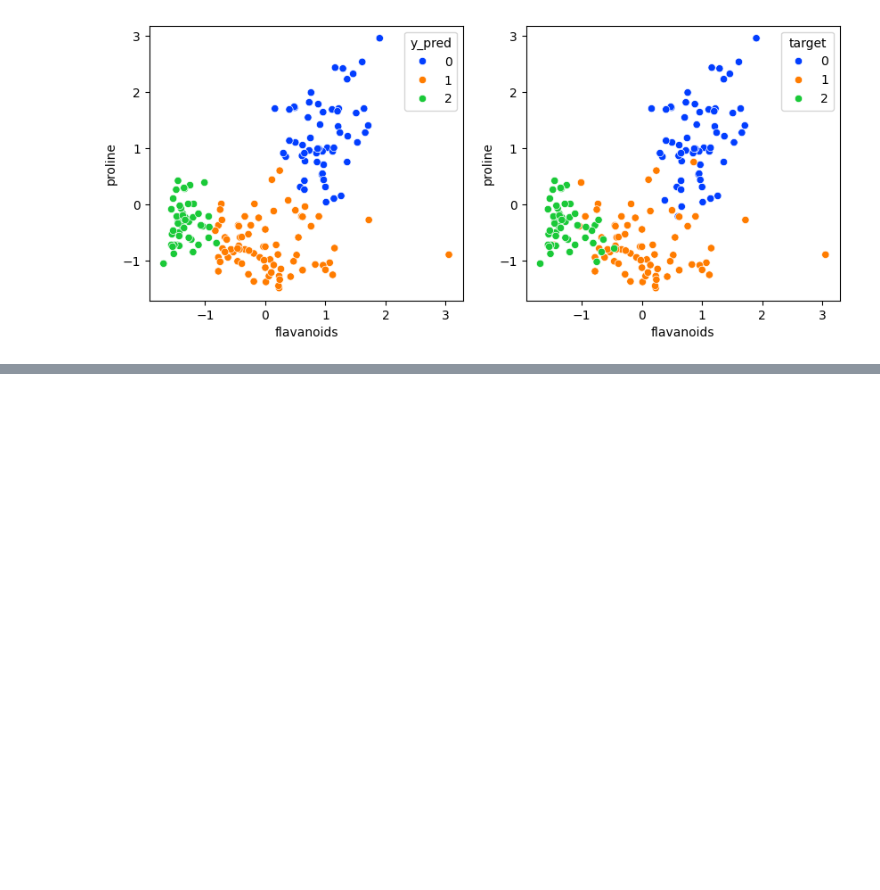
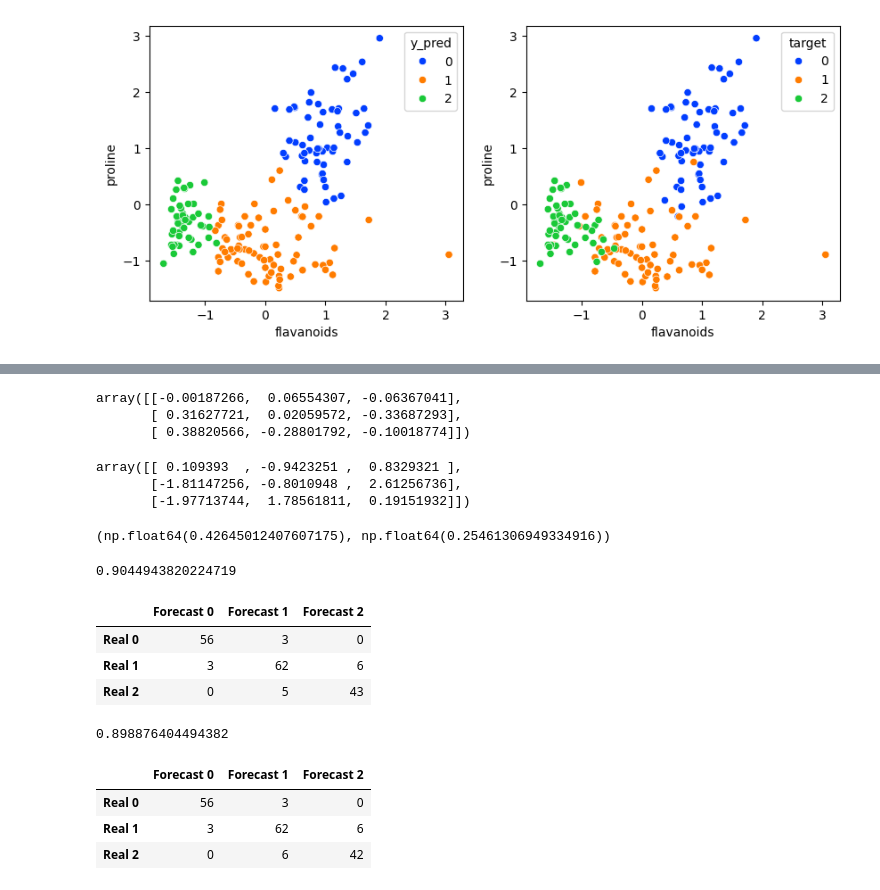
Before and after one commit to AlexeyTri/MLScratch, a Jupyter notebook: Logistic_Regression.ipynb, the cells around one changed output, grey strips where cells are left out. Drawn from its saved outputs; the diff is of its cells as text; code cells hidden in the pictures; blank space fills up the shorter version.

```diff
--- a/Logistic_Regression.ipynb
+++ b/Logistic_Regression.ipynb
@@ -878,0 +1017,5 @@ plt.show()
+# %%
+def cross_entropy(probs, y_enc, epsilon=1e-9):
+    n = probs.shape[0]
+    ce = -np.sum(y_enc * np.log(probs + epsilon)) / n
+    return ce
@@ -878,0 +1030,43 @@ plt.show()
+# %%
+def gradient_softmax(x, probs, y_enc):
+    grad = np.array(np.dot(x.T, (y_enc - probs)) / probs.shape[0])
+    return grad
+# %%
+gradient_softmax(X, probs, y_enc)
+# %% [output]
+array([[-0.00187266,  0.06554307, -0.06367041],
+       [ 0.31627721,  0.02059572, -0.33687293],
+       [ 0.38820566, -0.28801792, -0.10018774]])
+# %%
+loss_history = []
+
+for i in range(30000):
+    probs = stable_softmax(X, thetas)
+    loss_history.append(cross_entropy(probs, y_enc, epsilon=1e-9))
+    grad = gradient_softmax(X, probs, y_enc)
+
+    thetas -= 0.002 * grad
+# %%
+thetas
+# %% [output]
+array([[ 0.109393  , -0.9423251 ,  0.8329321 ],
+       [-1.81147256, -0.8010948 ,  2.61256736],
+       [-1.97713744,  1.78561811,  0.19151932]])
+# %%
+loss_history[0], loss_history[-1]
+# %% [output]
+(np.float64(0.42645012407607175), np.float64(0.25461306949334916))
+# %%
+y_pred = np.argmax(stable_softmax(X, thetas), axis=1)
+accuracy_score(y_pred, y)
+# %% [output]
+0.9044943820224719
+# %%
+pd.DataFrame(confusion_matrix(y, y_pred),
+             columns=['Forecast 0','Forecast 1','Forecast 2'],
+             index = ['Real 0', 'Real 1', 'Real 2'])
+# %% [output]
+|  | Forecast 0 | Forecast 1 | Forecast 2 |
+| Real 0 | 56 | 3 | 0 |
+| Real 1 | 3 | 62 | 6 |
+| Real 2 | 0 | 5 | 43 |
@@ -878,0 +1075,21 @@ plt.show()
+# %%
+X = df[['flavanoids', 'proline']]
+y = df['target']
+
+model = LogisticRegression()
+
+model.fit(X, y)
+
+y_pred = model.predict(X)
+accuracy_score(y_pred, y)
+# %% [output]
+0.898876404494382
+# %%
+pd.DataFrame(confusion_matrix(y, y_pred),
+             columns=['Forecast 0','Forecast 1','Forecast 2'],
+             index = ['Real 0', 'Real 1', 'Real 2'])
+# %% [output]
+|  | Forecast 0 | Forecast 1 | Forecast 2 |
+| Real 0 | 56 | 3 | 0 |
+| Real 1 | 3 | 62 | 6 |
+| Real 2 | 0 | 6 | 42 |
```
Also changed, not shown: parts of 22 cells of this notebook.
